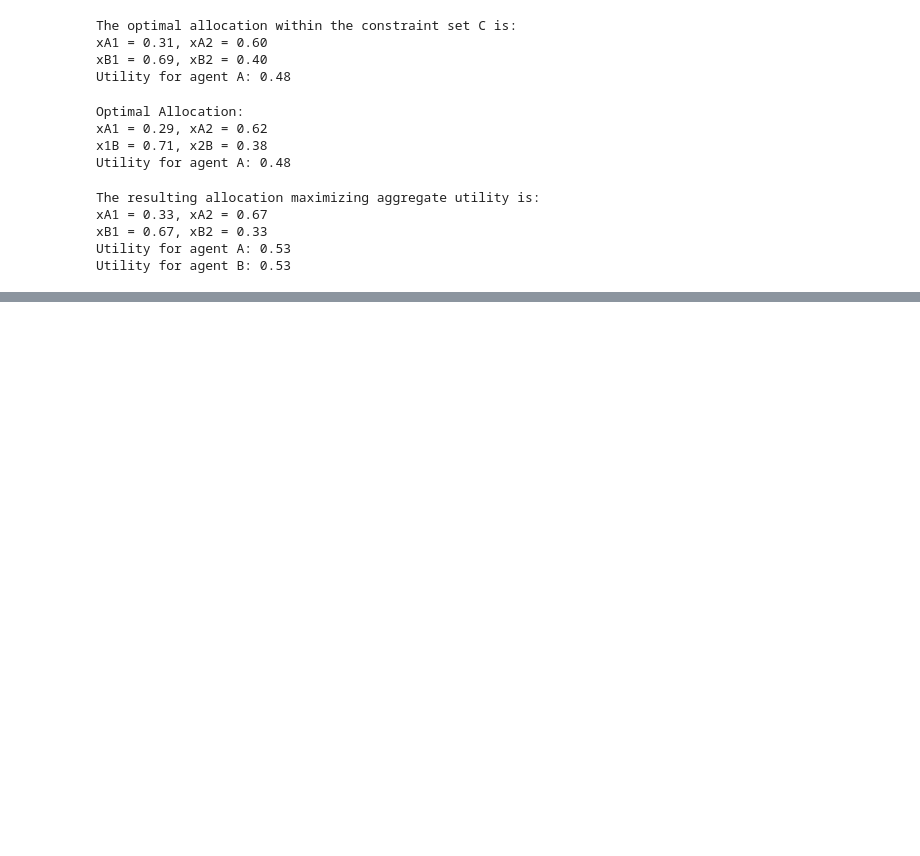
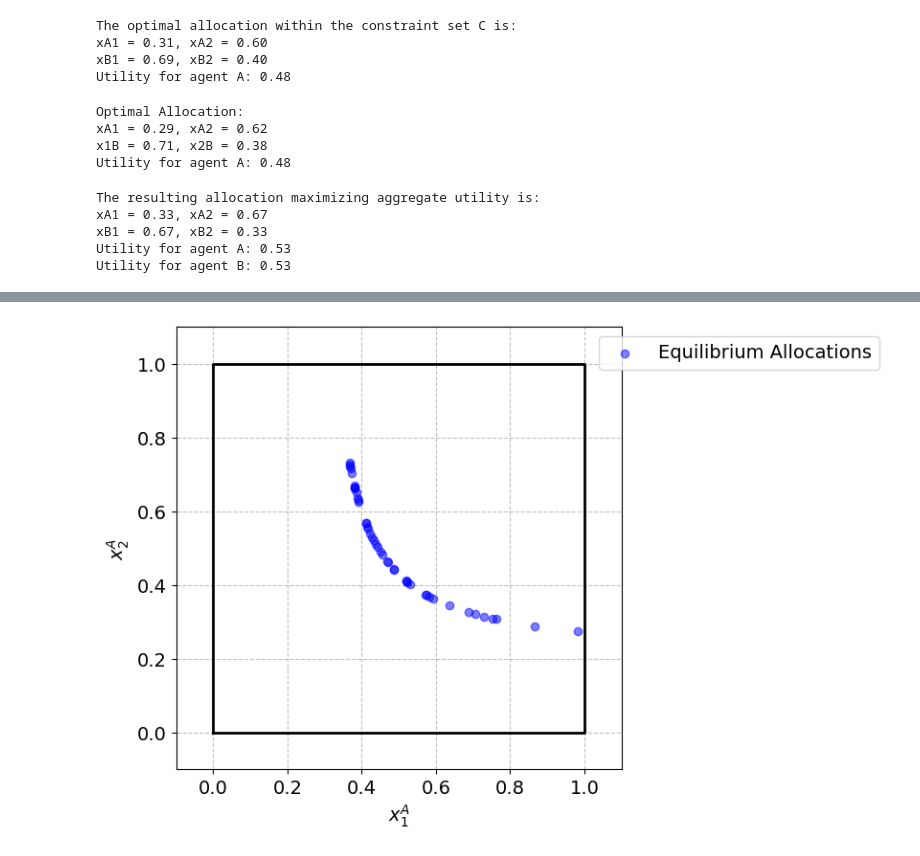
Before and after one commit to NumEconCopenhagen/projects-2024-malik-og-mads, a Jupyter notebook: inauguralproject/InauguralProject2024.ipynb, the cells around one changed output, grey strips where cells are left out. Drawn from its saved outputs; the diff is of its cells as text; code cells hidden in the pictures; blank space fills up the shorter version.

```diff
--- a/inauguralproject/InauguralProject2024.ipynb
+++ b/inauguralproject/InauguralProject2024.ipynb
@@ -393,0 +394,50 @@ plt.show()
+# %%
+# Create an instance of the ExchangeEconomyClass
+model = ExchangeEconomyClass()
+
+# Generate random points from the uniform distribution in W
+num_points = 50
+W = np.random.rand(num_points, 2)
+
+# Initialize lists to store equilibrium allocations
+xA1_list = []
+xA2_list = []
+
+# Function to find market equilibrium allocation for a given ωA
+def find_equilibrium_allocation(omega_A1, omega_A2):
+    # Find market equilibrium allocation for the given ωA
+    x1A, x2A = model.demand_A(omega_A1)
+    return x1A, x2A
+
+# Find equilibrium allocation for each ωA in W
+for omega_A in W:
+    xA1, xA2 = find_equilibrium_allocation(omega_A[0], omega_A[1])
+    xA1_list.append(xA1)
+    xA2_list.append(xA2)
+
+# Plot the Edgeworth box
+fig = plt.figure(frameon=False, figsize=(6, 6), dpi=100)
+ax_A = fig.add_subplot(1, 1, 1)
+
+ax_A.set_xlabel("$x_1^A$")
+ax_A.set_ylabel("$x_2^A$")
+
+# Plot equilibrium allocations
+ax_A.scatter(xA1_list, xA2_list, color='blue', alpha=0.5, label='Equilibrium Allocations')
+
+# Plot the square around the Edgeworth box
+w1bar = 1.0
+w2bar = 1.0
+ax_A.plot([0, w1bar, w1bar, 0, 0], [0, 0, w2bar, w2bar, 0], lw=2, color='black')
+
+# Set limits
+ax_A.set_xlim([-0.1, 1.1])
+ax_A.set_ylim([-0.1, 1.1])
+
+# Plot legend
+ax_A.legend(frameon=True, loc='upper right', bbox_to_anchor=(1.6, 1.0))
+
+plt.grid(True)
+plt.show()
+# %% [output]
+[figure, added]
```
Also changed, not shown: parts of 1 cell of this notebook.
